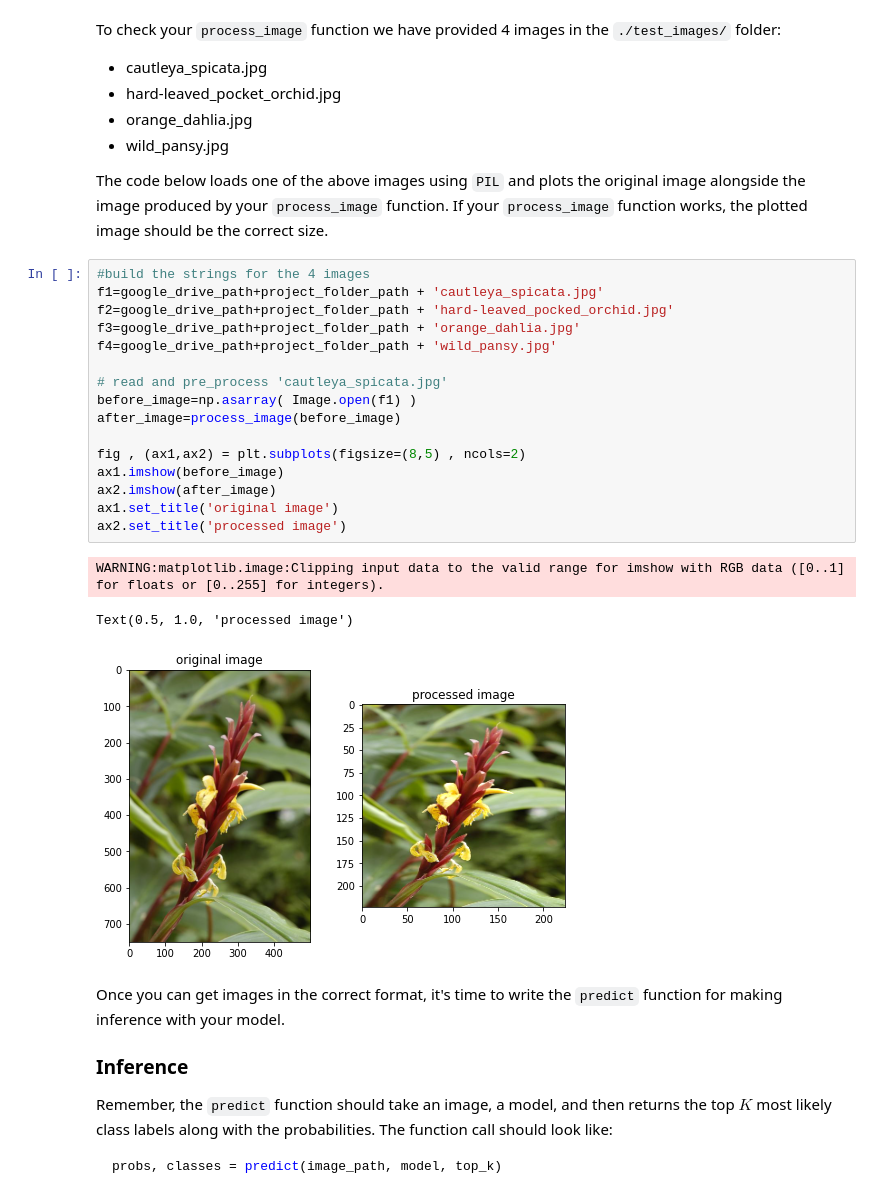
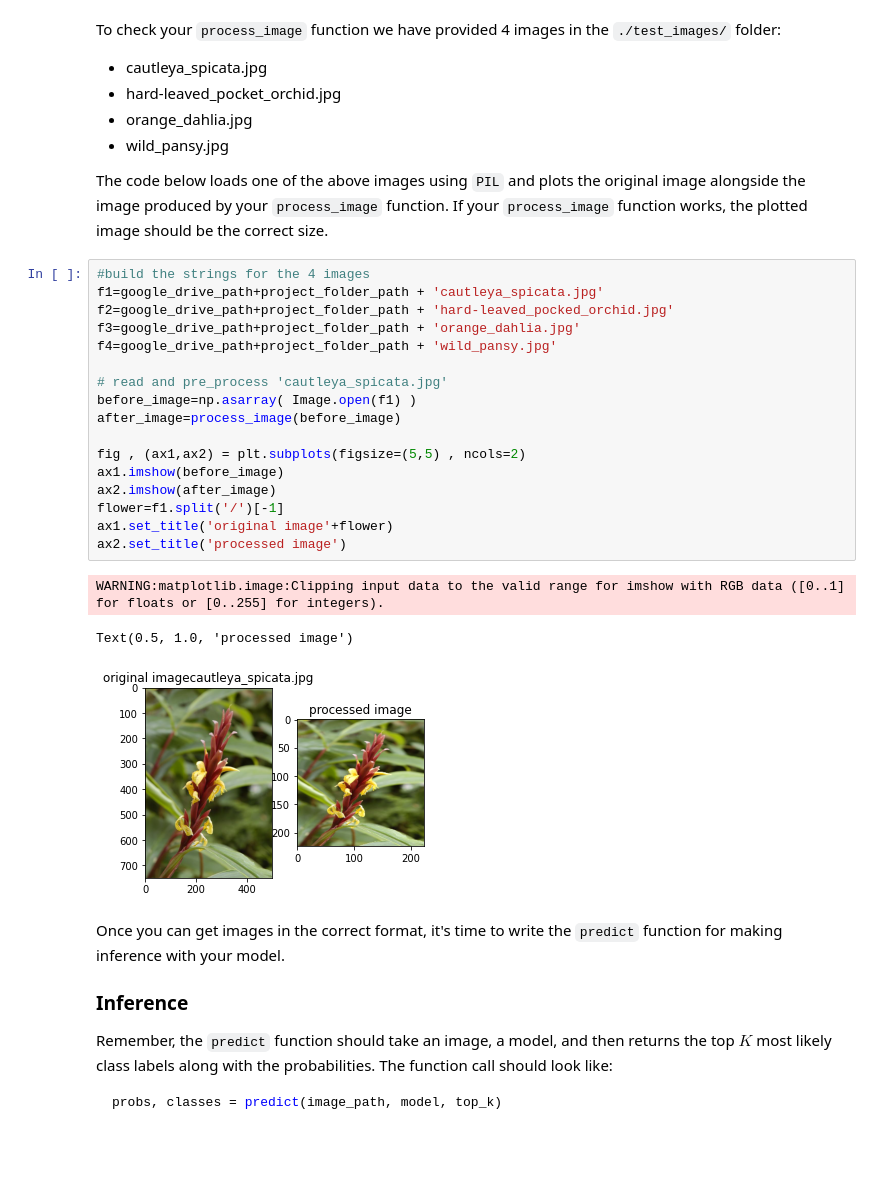
Before and after one commit to CorrAUDJPY/Udacity-Project-2-Image-Classifer-with-Neural-Net, a Jupyter notebook: Project2_Image_Classifier.ipynb, the cells around one changed output. Drawn from its saved outputs; the diff is of its cells as text; blank space fills up the shorter version.

```diff
--- a/Project2_Image_Classifier.ipynb
+++ b/Project2_Image_Classifier.ipynb
@@ -445,23 +442,24 @@ The code below loads one of the above images using `PIL` and plots the original
 # %%
 #build the strings for the 4 images
 f1=google_drive_path+project_folder_path + 'cautleya_spicata.jpg'
 f2=google_drive_path+project_folder_path + 'hard-leaved_pocked_orchid.jpg'
 f3=google_drive_path+project_folder_path + 'orange_dahlia.jpg'
 f4=google_drive_path+project_folder_path + 'wild_pansy.jpg'
 
 # read and pre_process 'cautleya_spicata.jpg'
 before_image=np.asarray( Image.open(f1) )
 after_image=process_image(before_image)
 
-fig , (ax1,ax2) = plt.subplots(figsize=(8,5) , ncols=2)
+fig , (ax1,ax2) = plt.subplots(figsize=(5,5) , ncols=2)
 ax1.imshow(before_image)
 ax2.imshow(after_image)
-ax1.set_title('original image')
+flower=f1.split('/')[-1]
+ax1.set_title('original image'+flower)
 ax2.set_title('processed image')
 # %% [output]
 WARNING:matplotlib.image:Clipping input data to the valid range for imshow with RGB data ([0..1] for floats or [0..255] for integers).
 Text(0.5, 1.0, 'processed image')
-[figure, old version]
+[figure, new version]
 # %% [markdown]
 Once you can get images in the correct format, it's time to write the `predict` function for making inference with your model.
 
```
Also changed, not shown: parts of 18 cells of this notebook.
